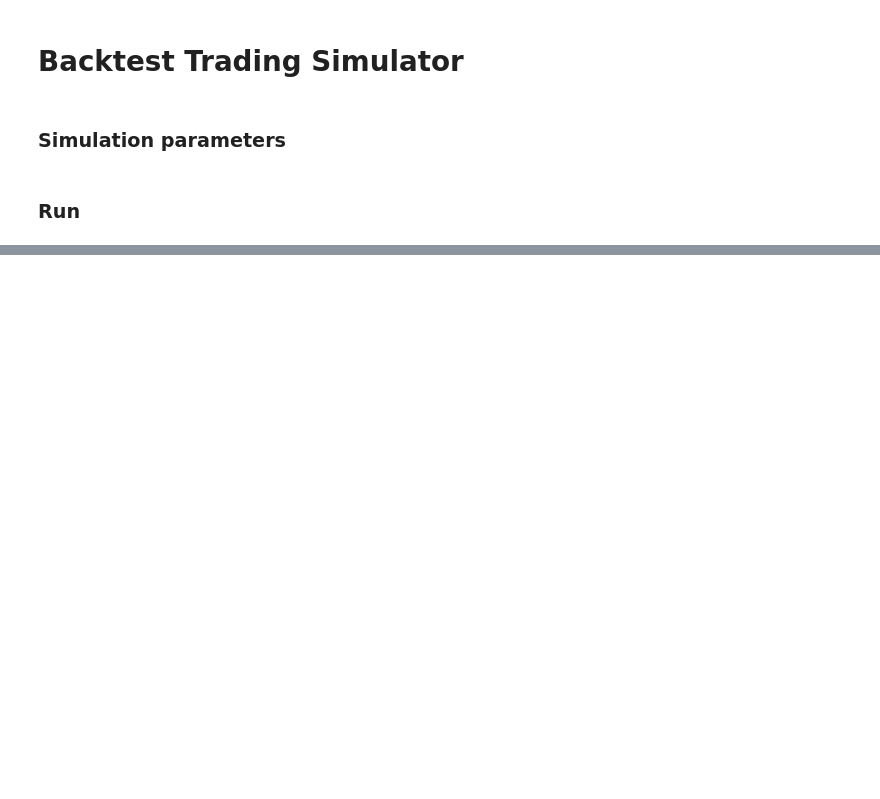
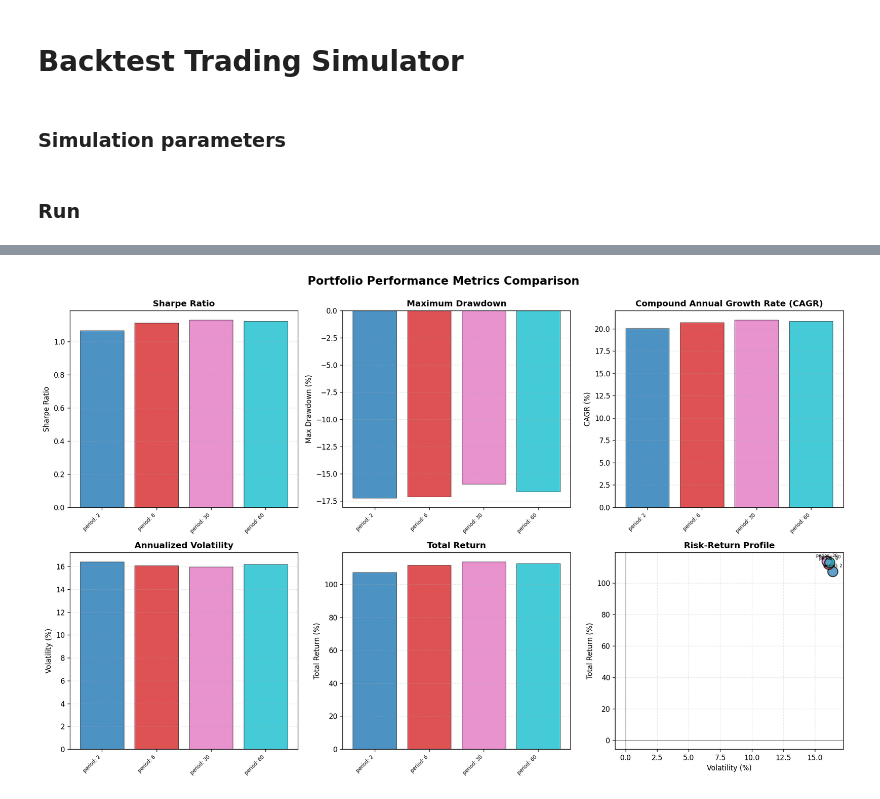
Before and after one commit to RoyElkabetz/Python-Trader-Backtest, a Jupyter notebook: notebooks/backtesting_simulator.ipynb, the cells around one changed output, grey strips where cells are left out. Drawn from its saved outputs; the diff is of its cells as text; code cells hidden in the pictures; blank space fills up the shorter version.

```diff
--- a/notebooks/backtesting_simulator.ipynb
+++ b/notebooks/backtesting_simulator.ipynb
@@ -165,0 +134,5 @@ yields_usd(traders_list, periods, 'period', market)
+# %%
+# ==================== Plot 4: Performance Metrics Comparison ====================
+plot_performance_metrics(traders_list, portfolio_names, use_colors=True)
+# %% [output]
+[figure, added]
```
Also changed, not shown: parts of 13 cells of this notebook.
